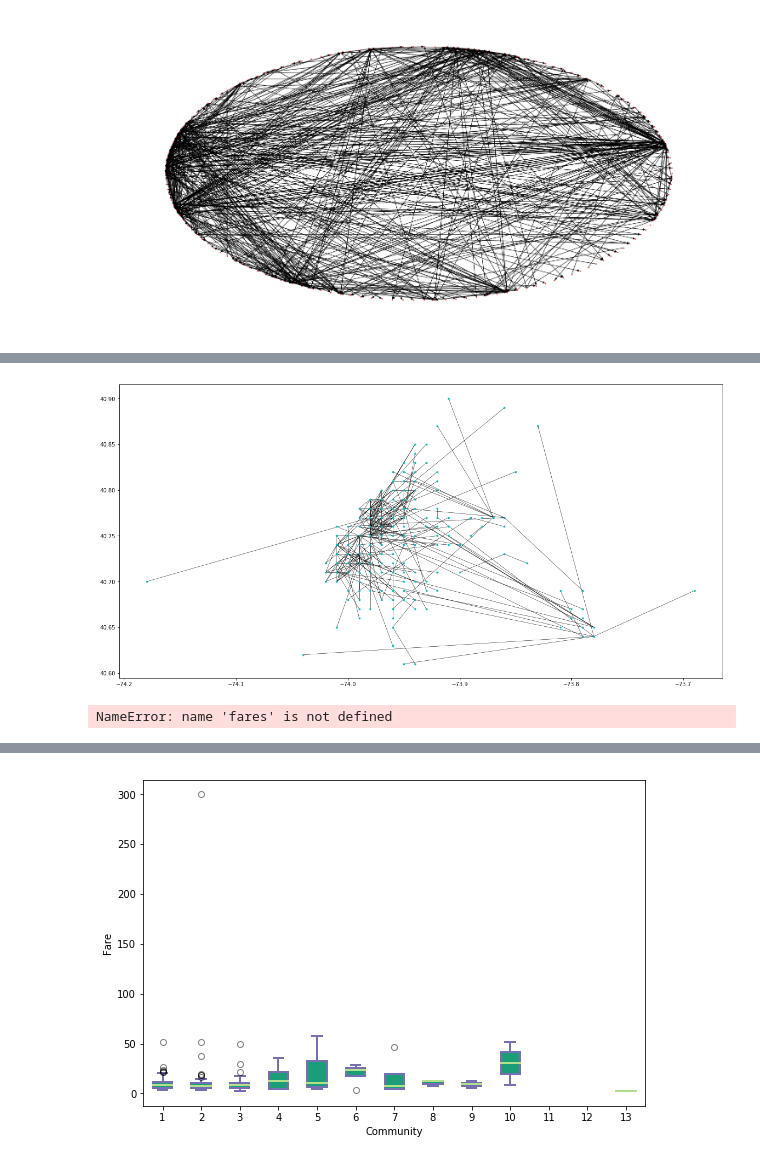
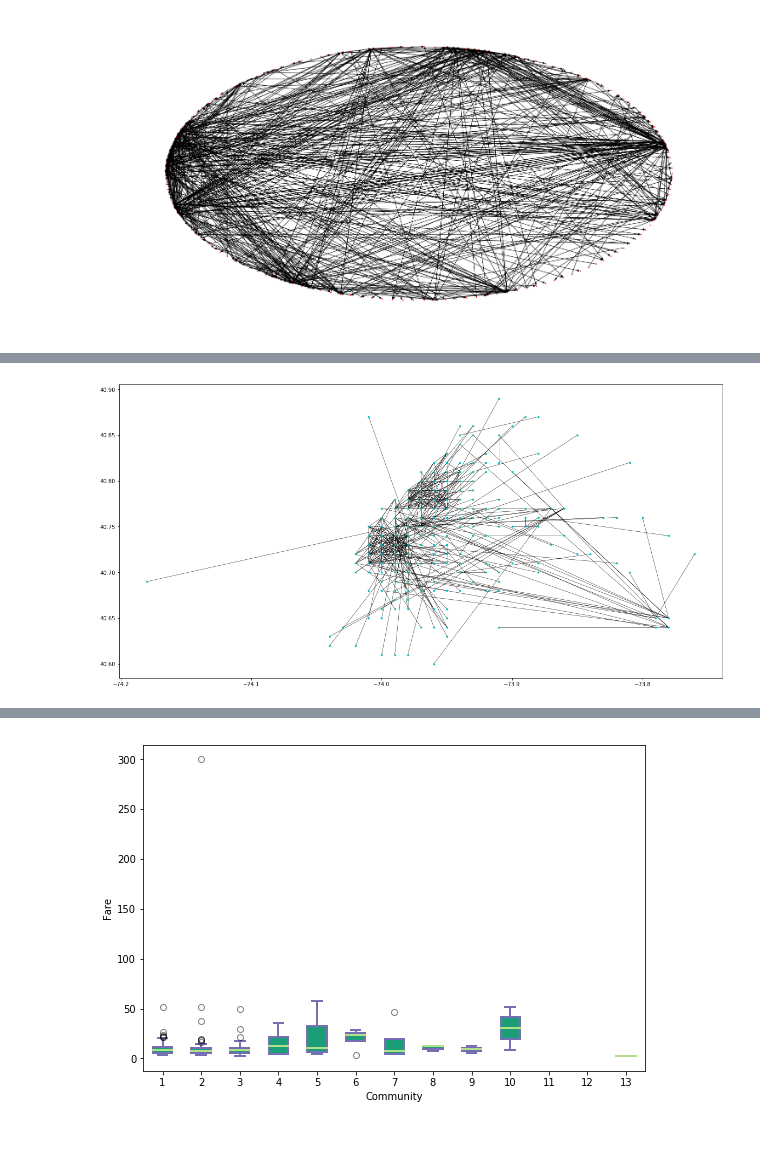
Before and after one commit to xlDownxl/Network-Analysis, a Jupyter notebook: src/project.ipynb, the cells around one changed output, grey strips where cells are left out. Drawn from its saved outputs; the diff is of its cells as text; code cells hidden in the pictures.

Commit message:
final histograms

```diff
--- a/src/project.ipynb
+++ b/src/project.ipynb
@@ -14,7 +14,7 @@ def getData(limit):
     results_df = pd.DataFrame.from_records(results)
     return results_df
 # %%
-taxi = getData(1000)
+taxi = getData(2000)
 # %% [output]
 WARNING:root:Requests made without an app_token will be subject to strict throttling limits.
 # %% [markdown]
@@ -258,21 +258,3 @@ nx.draw_circular(g,node_size=3)
 [figure]
 # %%
 from networkx.algorithms import community
-# %%
-# this does not really work
-
-communities_generator = community.girvan_newman(g)
-top_level_communities = next(communities_generator)
-next_level_communities = next(communities_generator)
-com = sorted(map(sorted, next_level_communities))
-#nx.draw_networkx_nodes(G,pos,nodelist=com[2],node_color='b',node_size=1,alpha=0.8)
-#position
-#nx.draw_networkx(g, node_size = 1,pos=position,with_labels=False)
-nx.draw_networkx_nodes(g,position,nodelist=com[0],node_color='r',node_size=4,with_labels=False)
-nx.draw_networkx_nodes(g,position,nodelist=com[1],node_color='b',node_size=4,with_labels=False)
-nx.draw_networkx_nodes(g,position,nodelist=com[2],node_color='y',node_size=4,with_labels=False)
-nx.draw_networkx_nodes(g,position,nodelist=com[3],node_color='g',node_size=4,with_labels=False)
-nx.draw_networkx_nodes(g,position,nodelist=com[4],node_color='w',node_size=4,with_labels=False)
-nx.draw_networkx_nodes(g,position,nodelist=com[5],node_color='c',node_size=4,with_labels=False)
-
-#nx.draw_networkx_edges(g,node_size = 1,pos=position)
@@ -312,36 +291,40 @@ taxi_filtered
 # %%
 # com = all nodess in community
 
 com_edges = list()
 fares = list()
 start_dates = list()
 end_dates = list()
+start_dates_weekdays=list()
 
 for i in range(len(c)):
     com = [tuple(x) for x in c[i]]
 
     com_edges_i = list()
     fares_i = list()
     start_dates_i = list()
     end_dates_i = list()
+    start_dates_weekday_i=list()
 
     # get all edges(trips) only within nodes in community 1 and price and time of trips
     # (edges with end and start point in community 1)
     for e in g.edges:
         if tuple(e[0]) in set(com) and tuple(e[1]) in set(com):
             com_edges_i.append(e)
             fares_i += list(map(lambda x: float(x),(taxi_filtered.loc[ list(taxi_filtered[  (taxi_filtered['pick_up']==e[0]) & (taxi_filtered['drop_off']==e[1]) ].index), 'fare_amount' ])))
-            start_dates_i += list((taxi_filtered.loc[ list(taxi_filtered[  (taxi_filtered['pick_up']==e[0]) & (taxi_filtered['drop_off']==e[1]) ].index), 'pickup_datetime' ]))
-            end_dates_i += list((taxi_filtered.loc[ list(taxi_filtered[  (taxi_filtered['pick_up']==e[0]) & (taxi_filtered['drop_off']==e[1]) ].index), 'dropoff_datetime' ]))
+            start_dates_i += list((taxi_filtered.loc[ list(taxi_filtered[  (taxi_filtered['pick_up']==e[0]) & (taxi_filtered['drop_off']==e[1]) ].index), 'pickup_time' ]))
+            end_dates_i += list((taxi_filtered.loc[ list(taxi_filtered[  (taxi_filtered['pick_up']==e[0]) & (taxi_filtered['drop_off']==e[1]) ].index), 'dropoff_time' ]))
+            start_dates_weekday_i += list((taxi_filtered.loc[ list(taxi_filtered[  (taxi_filtered['pick_up']==e[0]) & (taxi_filtered['drop_off']==e[1]) ].index), 'pickup_weekday' ]))
+
     com_edges.append(com_edges_i)
     fares.append(fares_i)
     start_dates.append(start_dates_i)
     end_dates.append(end_dates_i)
-
+    start_dates_weekdays.append(start_dates_weekday_i)
     # draw all nodes of community 1 and all edges within those nodes
     nx.draw_networkx(g,position,nodelist=com,edgelist=com_edges_i,node_color='c',node_size=8,with_labels=False, width=0.5)
 # %% [output]
-[figure, old version]
+[figure, new version]
 # %%
 fares_new=[]
 
@@ -351,10 +334,8 @@ for i in fares:
         if j ==300:
             print("gefunden")
         else:
-            fares_local.append()
+            fares_local.append(j)
     fares_new.append(fares_local)
-# %% [output]
-NameError: name 'fares' is not defined
 # %%
 # draw all nodes of community 1 and all edges within those nodes
 print(fares)
```
Also changed, not shown: parts of 18 cells of this notebook.
